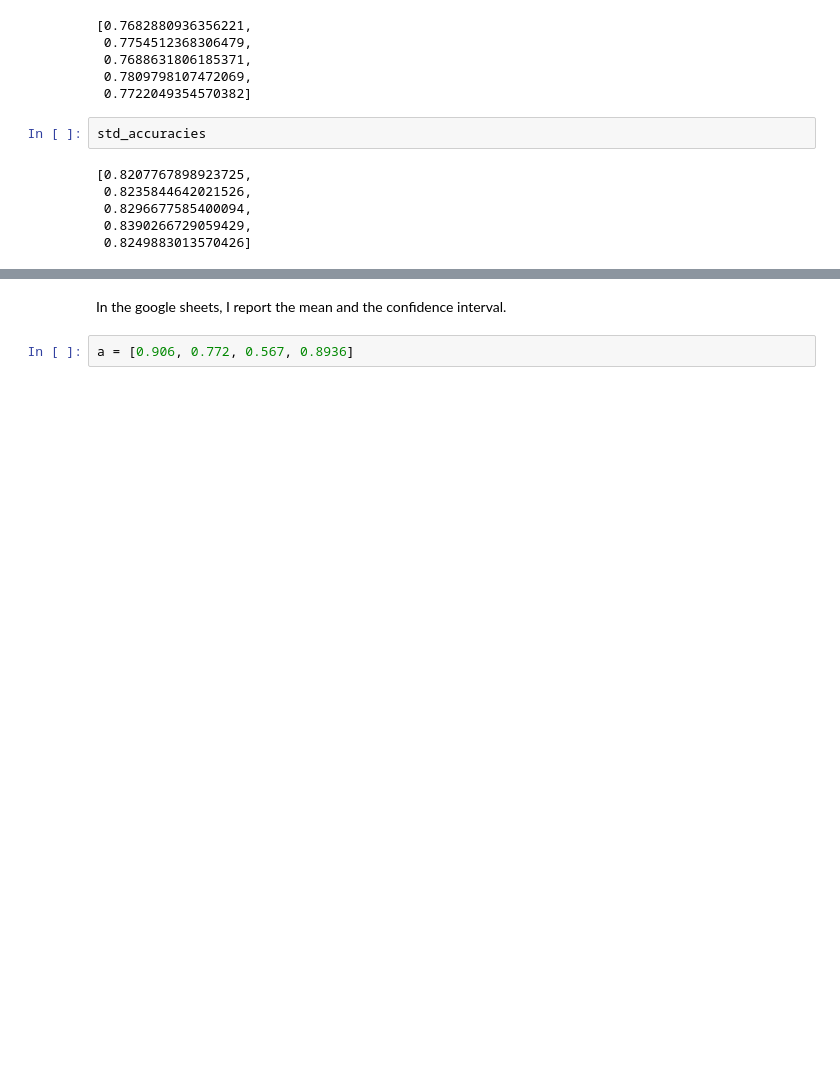
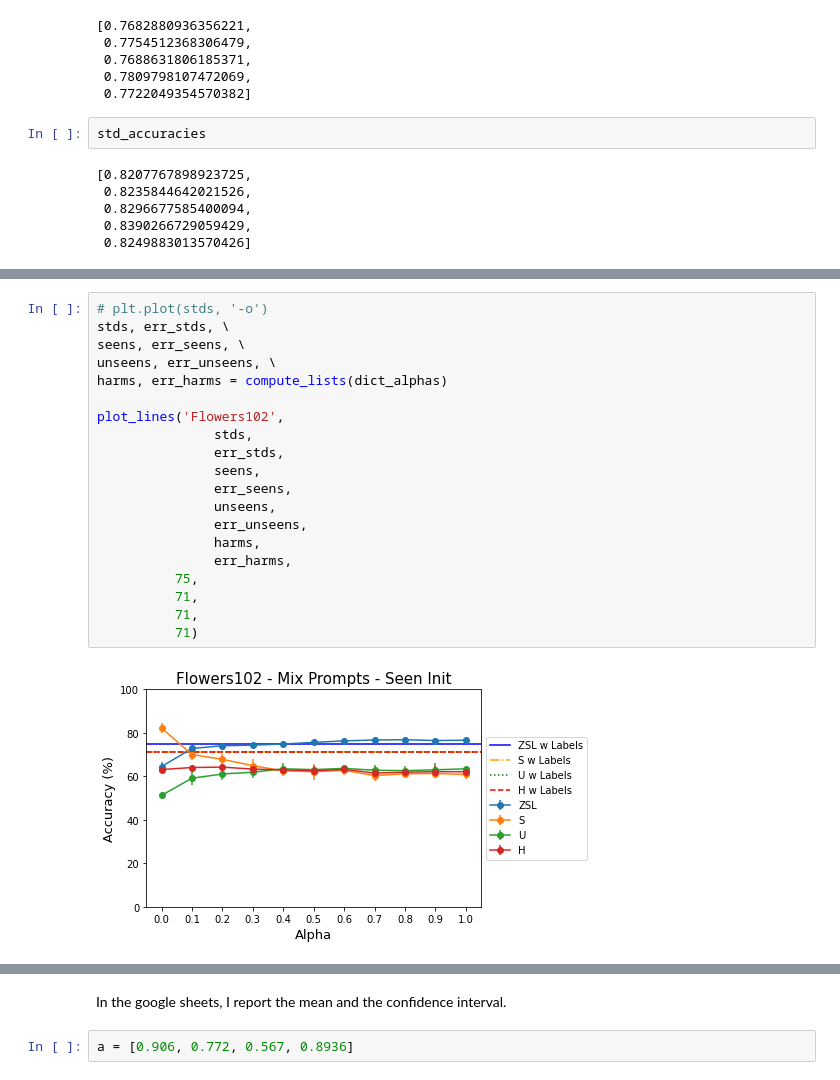
Before and after one commit to BatsResearch/taglets, a Jupyter notebook: Process_results_file.ipynb, the cells around one changed output, grey strips where cells are left out. Cells and saved outputs as stored; diff of their text form; blank space fills up the shorter version.

```diff
--- a/Process_results_file.ipynb
+++ b/Process_results_file.ipynb
@@ -125,0 +356,22 @@ std_accuracies
+# %%
+# plt.plot(stds, '-o')
+stds, err_stds, \
+seens, err_seens, \
+unseens, err_unseens, \
+harms, err_harms = compute_lists(dict_alphas)
+
+plot_lines('Flowers102',
+               stds,
+               err_stds,
+               seens,
+               err_seens,
+               unseens,
+               err_unseens,
+               harms,
+               err_harms,
+          75,
+          71,
+          71,
+          71)
+# %% [output]
+[figure, added]
```
Also changed, not shown: parts of 59 cells of this notebook, 6 other files.
